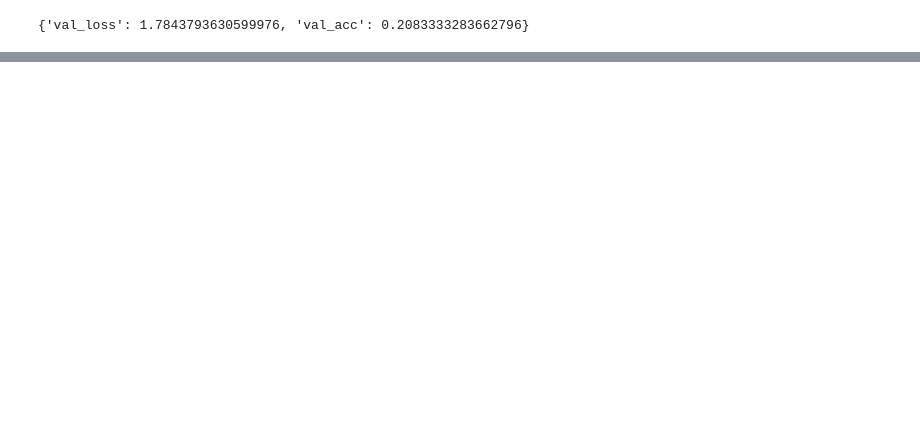
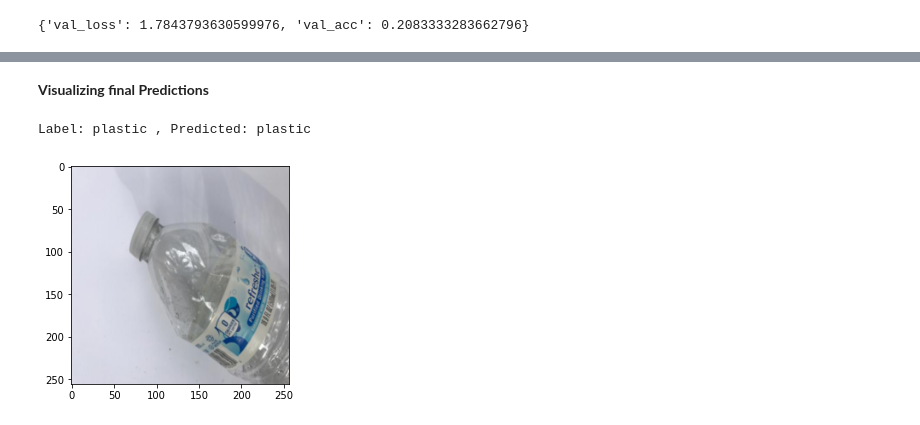
Before and after one commit to swatidamele/FinalProject, a Jupyter notebook: garbage-classification.ipynb, the cells around one changed output, grey strips where cells are left out. Saved outputs shown, nothing was run; the diff lists cells and outputs as text; code cells hidden in the pictures; blank space fills up the shorter version.

```diff
--- a/garbage-classification.ipynb
+++ b/garbage-classification.ipynb
@@ -73,10 +60,3 @@ plt.ylabel('population')
 # %% [output]
 Text(0, 0.5, 'population')
 [figure]
-# %%
-plt.figure(figsize=(10,10))
-for i in range(0,4):
-  img = tf.keras.preprocessing.image.load_img(img_list[i+1],target_size=(224,224))
-  img = tf.keras.preprocessing.image.img_to_array(img,dtype=np.uint8)
-  plt.subplot(2,2,i+1)
-  plt.imshow(img)
@@ -324,2 +231,0 @@ Found 503 images belonging to 6 classes.
-# %%
-model = tf.keras.applications.MobileNetV2(input_shape=(224,224,3),include_top=False, weights='imagenet')
@@ -335,2 +231,0 @@ model_value = tf.keras.Model(input_layer,x)
-# %%
-model.trainable=False
@@ -509,0 +232,19 @@ Found 251 images belonging to 6 classes.
+# %% [markdown]
+**Visualizing final Predictions**
+# %%
+def predict_image(img, model):
+    # Convert to a batch of 1
+    xb = to_device(img.unsqueeze(0), device)
+    # Get predictions from model
+    yb = model(xb)
+    # Pick index with highest probability
+    prob, preds  = torch.max(yb, dim=1)
+    # Retrieve the class label
+    return dataset.classes[preds[0].item()]
+# %%
+img, label = test_ds[42]
+plt.imshow(img.permute(1, 2, 0))
+print('Label:', dataset.classes[label], ', Predicted:', predict_image(img, model))
+# %% [output]
+Label: plastic , Predicted: plastic
+[figure, added]
```
Also changed, not shown: parts of 38 cells of this notebook.
